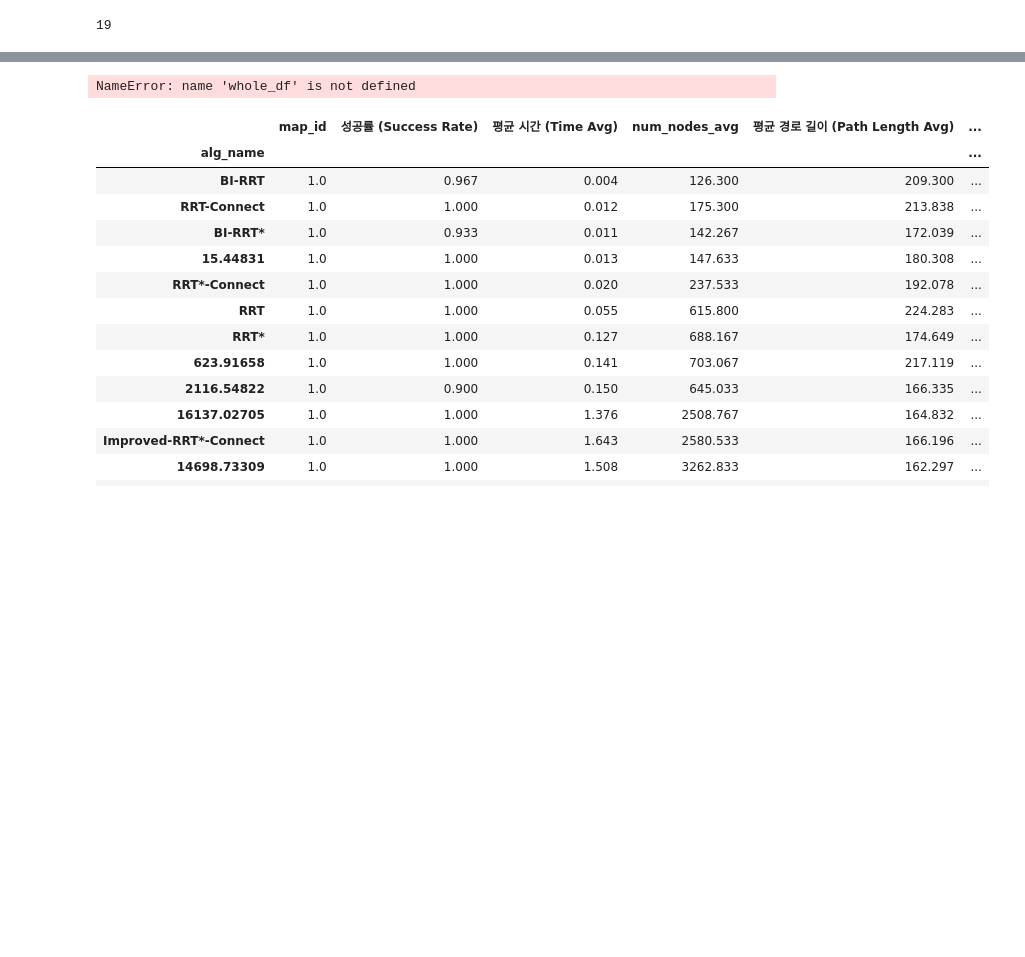
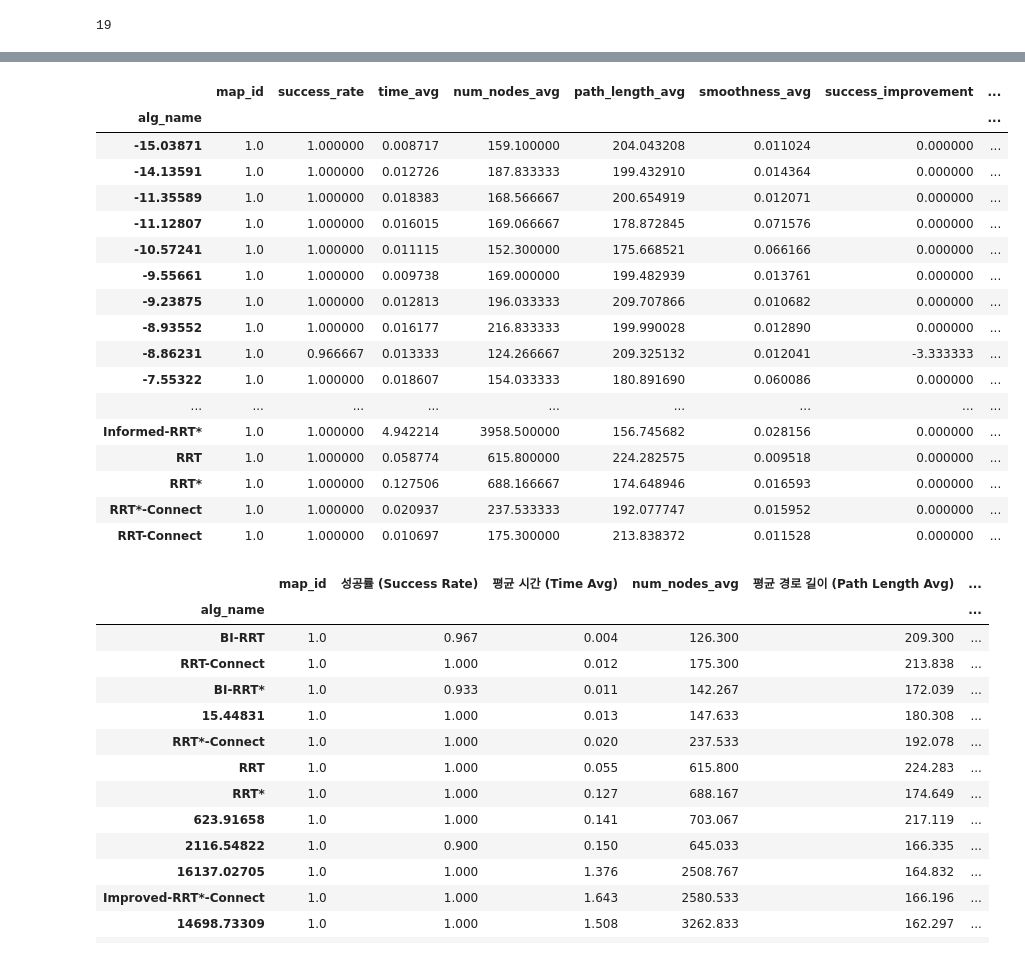
Before and after one commit to by-hwa/eoh_path_planning, a Jupyter notebook: test2.ipynb, the cells around one changed output, grey strips where cells are left out. Drawn from its saved outputs; the diff is of its cells as text; code cells hidden in the pictures; blank space fills up the shorter version.

```diff
--- a/test2.ipynb
+++ b/test2.ipynb
@@ -1403,0 +1419,27 @@ a
+# %%
+# ref_avg 앞에서 선언됨
+maps = [multi_obs_map, maze_map, narrow_map]
+benchmarker = MultiMapBenchmarker(maps=maps, iter=10)
+
+g_total_df = pd.DataFrame()
+
+for method in filtered_sorted_algorithms:
+    code_string = method['code']
+    namedf = pd.DataFrame()
+    namedf['alg_name'] = [method['objective']]* len(maps)
+    with warnings.catch_warnings():
+        warnings.simplefilter("ignore")
+        planning_module = types.ModuleType("planning_module")
+        exec(import_string+code_string, planning_module.__dict__)
+        sys.modules[planning_module.__name__] = planning_module
+        try:
+            planner = planning_module.Planner(max_iter=5000, step_size=5.0)
+        except:
+            continue
+        res, avg_rest = benchmarker.run(planner.plan)
+        imp_res = MultiMapBenchmarker.get_improvement(ref_avg, avg_rest)
+
+        res_df = pd.concat([namedf, avg_rest, imp_res], axis=1)
+        g_total_df = pd.concat([g_total_df, res_df], axis=0)
+
+res2 = g_total_df
@@ -1403,0 +1464,6 @@ a
+# %%
+total_df['cls_try'] = 0
+res1['cls_try'] = 1
+res2['cls_try'] = 2
+# %%
+whole_df = pd.concat([total_df, res1, res2], axis=0)
@@ -1404,9 +1486,27 @@ a
 # %%
 # alg_name 기준으로 groupby하여 평균값 계산
 grouped_avg = whole_df.groupby('alg_name').mean()
-print(pd.DataFrame(grouped_avg))
+aa = pd.DataFrame(grouped_avg)
+aa
 # %% [output]
-NameError: name 'whole_df' is not defined
+|  | map_id | success_rate | time_avg | num_nodes_avg | path_length_avg | smoothness_avg | success_improvement | ... |
+| alg_name |  |  |  |  |  |  |  | ... |
+| -15.03871 | 1.0 | 1.000000 | 0.008717 | 159.100000 | 204.043208 | 0.011024 | 0.000000 | ... |
+| -14.13591 | 1.0 | 1.000000 | 0.012726 | 187.833333 | 199.432910 | 0.014364 | 0.000000 | ... |
+| -11.35589 | 1.0 | 1.000000 | 0.018383 | 168.566667 | 200.654919 | 0.012071 | 0.000000 | ... |
+| -11.12807 | 1.0 | 1.000000 | 0.016015 | 169.066667 | 178.872845 | 0.071576 | 0.000000 | ... |
+| -10.57241 | 1.0 | 1.000000 | 0.011115 | 152.300000 | 175.668521 | 0.066166 | 0.000000 | ... |
+| -9.55661 | 1.0 | 1.000000 | 0.009738 | 169.000000 | 199.482939 | 0.013761 | 0.000000 | ... |
+| -9.23875 | 1.0 | 1.000000 | 0.012813 | 196.033333 | 209.707866 | 0.010682 | 0.000000 | ... |
+| -8.93552 | 1.0 | 1.000000 | 0.016177 | 216.833333 | 199.990028 | 0.012890 | 0.000000 | ... |
+| -8.86231 | 1.0 | 0.966667 | 0.013333 | 124.266667 | 209.325132 | 0.012041 | -3.333333 | ... |
+| -7.55322 | 1.0 | 1.000000 | 0.018607 | 154.033333 | 180.891690 | 0.060086 | 0.000000 | ... |
+| ... | ... | ... | ... | ... | ... | ... | ... | ... |
+| Informed-RRT* | 1.0 | 1.000000 | 4.942214 | 3958.500000 | 156.745682 | 0.028156 | 0.000000 | ... |
+| RRT | 1.0 | 1.000000 | 0.058774 | 615.800000 | 224.282575 | 0.009518 | 0.000000 | ... |
+| RRT* | 1.0 | 1.000000 | 0.127506 | 688.166667 | 174.648946 | 0.016593 | 0.000000 | ... |
+| RRT*-Connect | 1.0 | 1.000000 | 0.020937 | 237.533333 | 192.077747 | 0.015952 | 0.000000 | ... |
+| RRT-Connect | 1.0 | 1.000000 | 0.010697 | 175.300000 | 213.838372 | 0.011528 | 0.000000 | ... |
 # %%
 col_map = {
     # "map_id": "Map ID",
```
Also changed, not shown: parts of 19 cells of this notebook, 10 other files.
